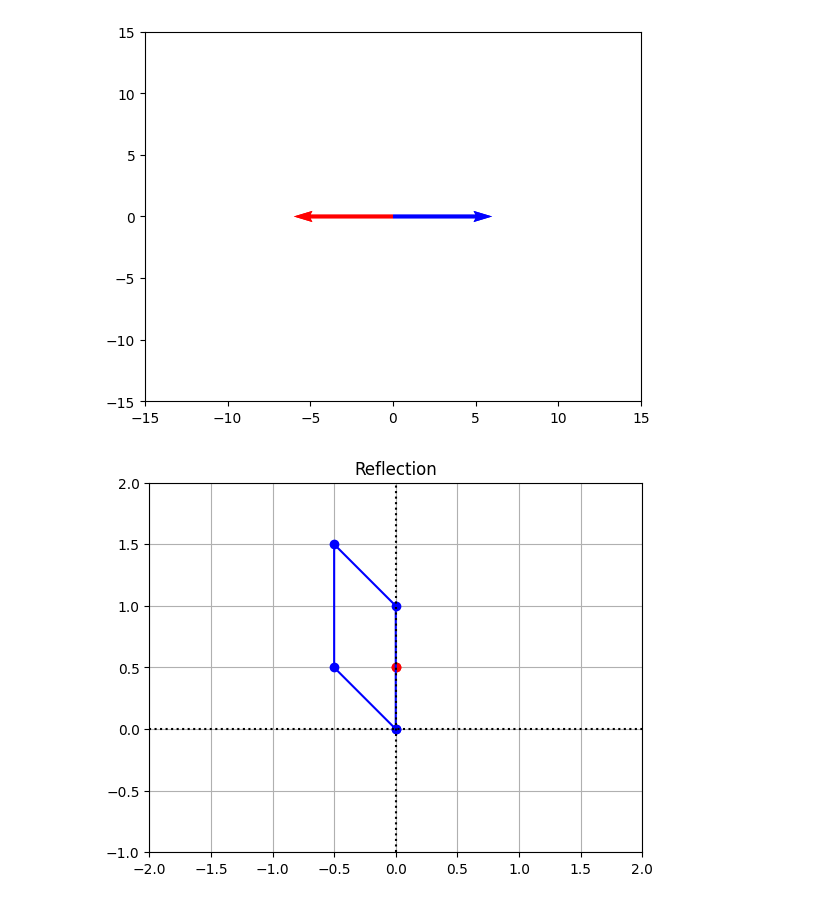
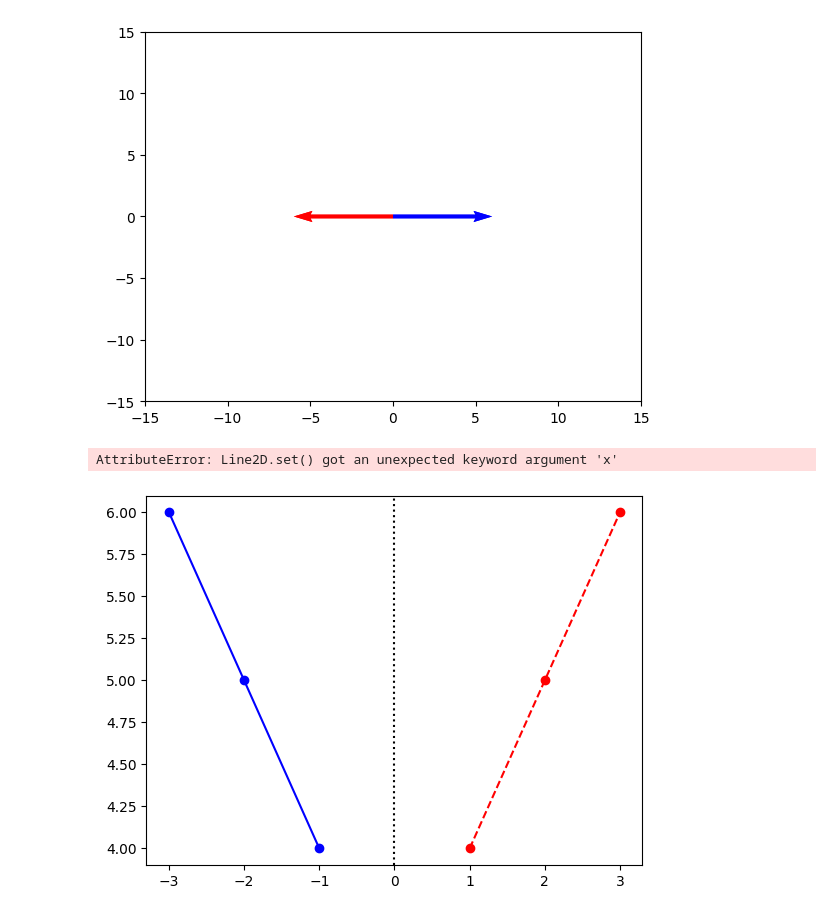
Before and after one commit to Nistha27/Maths-with-Python, a Jupyter notebook: LAB -02/Vector_Space.ipynb, the cells around one changed output. Drawn from its saved outputs; the diff is of its cells as text; code cells hidden in the pictures.

Commit message:
reflectio code added

```diff
--- a/LAB -02/Vector_Space.ipynb
+++ b/LAB -02/Vector_Space.ipynb
@@ -167,33 +211,29 @@ plt.show()
 # %%
 import numpy as np
 import matplotlib.pyplot as plt
+x = np.array([1, 2, 3])
+y = np.array([4, 5, 6])
+coords = np.array([[1, 2, 3], [4, 5, 6]])
+B= np.array([[-1,0],[0,1]])
+B_coords= B@coords
 
-# Define your coordinates
-coords = np.array([[0, 0], [0.5, 0.5], [0.5, 1.5], [0, 1], [0, 0]])
+x_LT2 = B_coords[0,:]
+y_LT2 = B_coords[1,:]
 
-B = np.array([[-1, 0], [0, 1]])
+fig,ax = plt.subplots ()
 
-# Apply the linear transformation
-B_coords = np.dot(B, coords.T).T  # Transpose is used to match dimensions
-x_LT2 = B_coords[:, 0]
-y_LT2 = B_coords[:, 1]
+ax.plot (x,y,'ro')
+ax.plot (x_LT2,y_LT2,'bo')
 
-# Rest of your code remains the same
-fig, ax = plt.subplots()
+ax.plot (x,y,'r',ls="--")
+ax.plot (x_LT2,y_LT2,'b')
 
-ax.plot(coords[0, :], coords[1, :], 'ro')
-ax.plot(x_LT2, y_LT2, 'bo')
-
-ax.plot(coords[0, :], coords[1, :], 'r', ls="--")
-ax.plot(x_LT2, y_LT2, 'b')
-
-ax.axvline(x=0, color="k", ls=":")
-ax.axhline(y=0, color="k", ls=":")
+ax.axvline(x=0, color= 'k', ls=":")
+ax.axhline(x=0, color= 'k', ls=":")
 ax.grid(True)
-ax.axis([-2, 2, -1, 2])
+ax.axis([-2,2,-1,2])
 ax.set_aspect('equal')
-ax.set_title("Reflection")
-
-plt.show()
+ax.set_title("Reflection");
 # %% [output]
+AttributeError: Line2D.set() got an unexpected keyword argument 'x'
-[figure, old version]
+[figure, new version]
```
Also changed, not shown: parts of 5 cells of this notebook.
